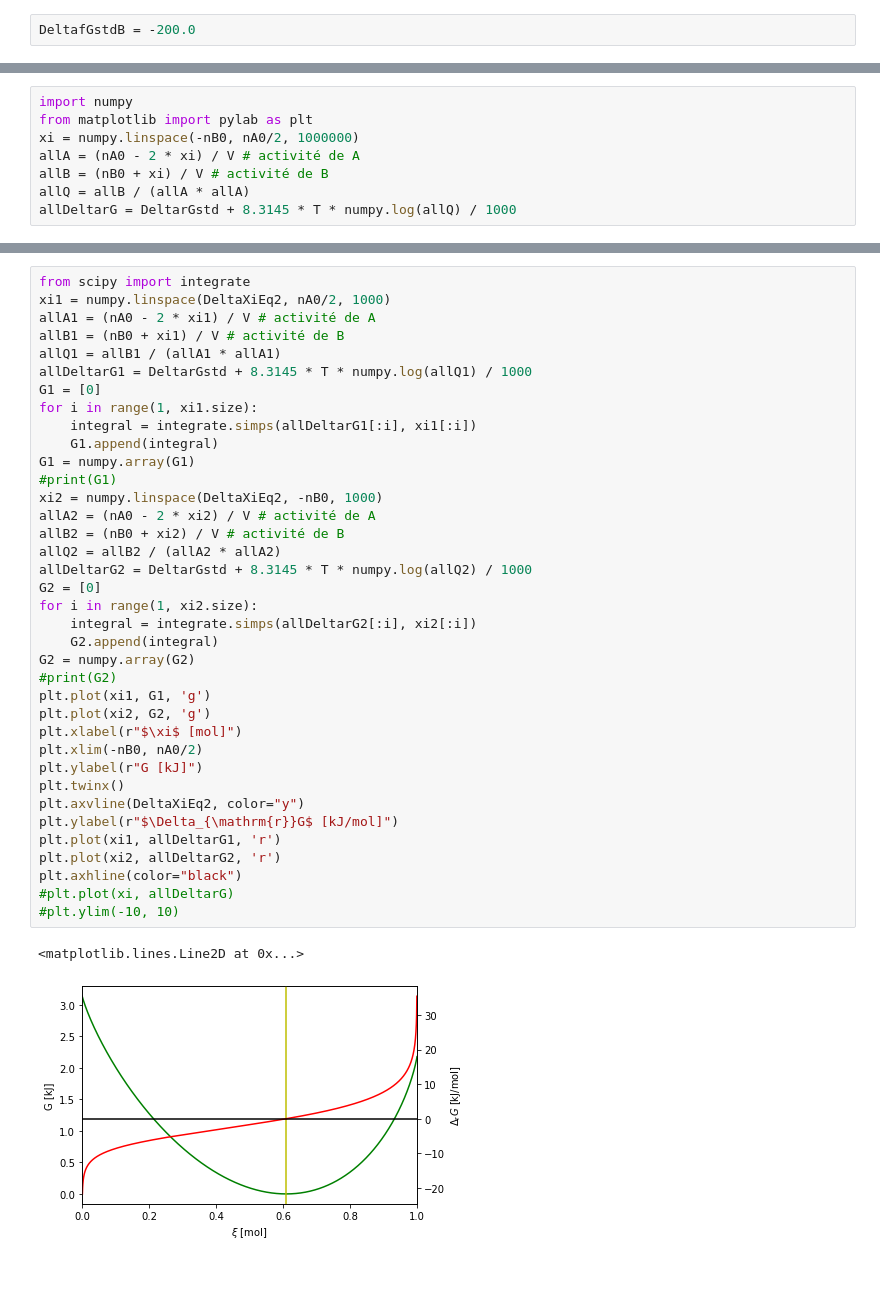
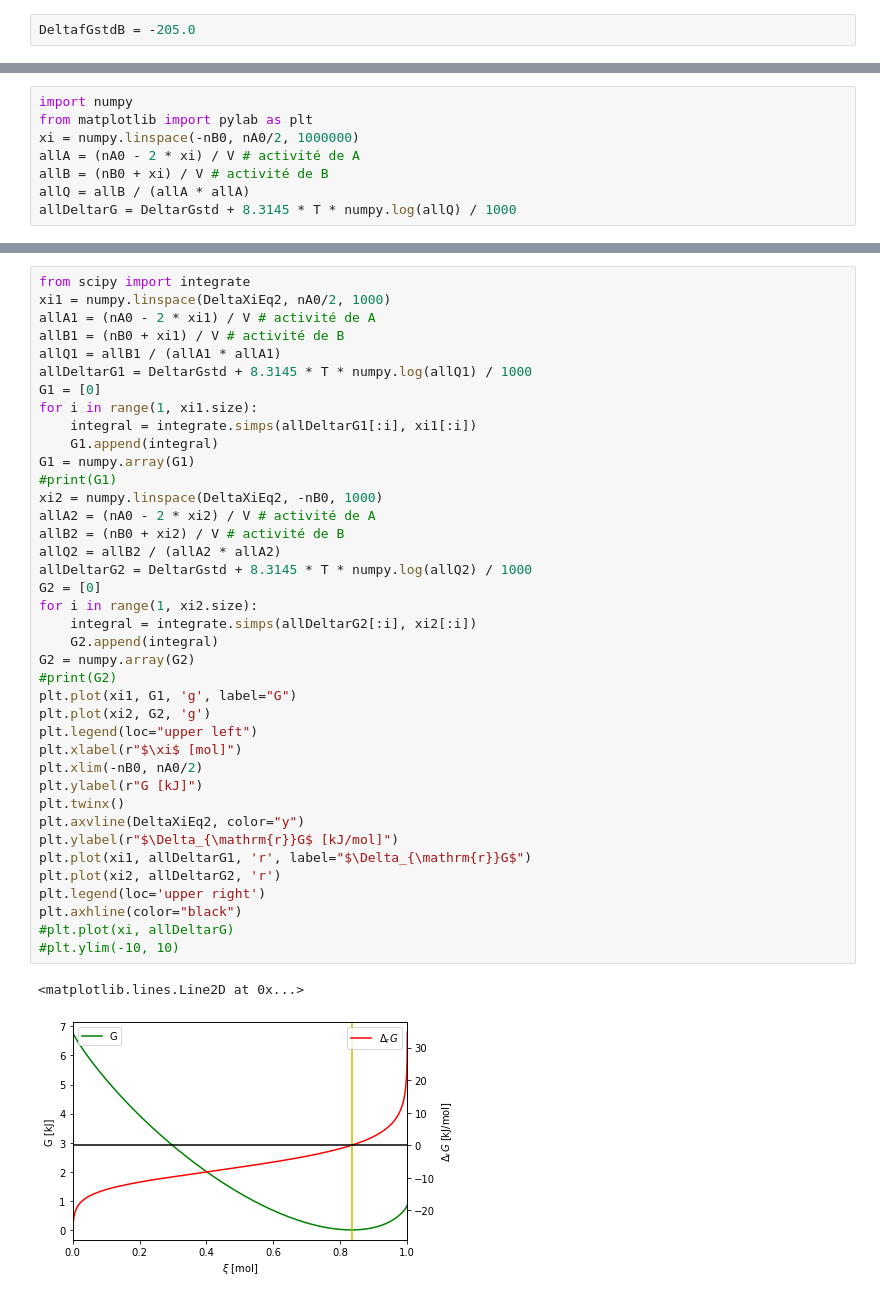
Before and after one commit to vliegeois/SCHIB201, a Jupyter notebook: EquilibriumConstant.ipynb, the cells around one changed output, grey strips where cells are left out. Saved outputs shown, nothing was run; the diff lists cells and outputs as text.

```diff
--- a/EquilibriumConstant.ipynb
+++ b/EquilibriumConstant.ipynb
@@ -17,7 +17,7 @@ Les energies libres de Gibbs molaires de formation ($\Delta_{\text{f}}G^\ominus$
 # %%
 DeltafGstdA = -100.0
 # %%
-DeltafGstdB = -200.0
+DeltafGstdB = -205.0
 # %% [markdown]
 L'énergie libre de Gibbs standard de la réaction vaut $\Delta_{\text{r}}G^\ominus = \Delta_{\text{f}}G^\ominus (\text{B}) - 2 \Delta_{\text{f}}G^\ominus (\text{A}) $
 # %%
@@ -145,33 +145,35 @@ allDeltarG1 = DeltarGstd + 8.3145 * T * numpy.log(allQ1) / 1000
 G1 = [0]
 for i in range(1, xi1.size):
     integral = integrate.simps(allDeltarG1[:i], xi1[:i])
     G1.append(integral)
 G1 = numpy.array(G1)
 #print(G1)
 xi2 = numpy.linspace(DeltaXiEq2, -nB0, 1000)
 allA2 = (nA0 - 2 * xi2) / V # activité de A
 allB2 = (nB0 + xi2) / V # activité de B
 allQ2 = allB2 / (allA2 * allA2)
 allDeltarG2 = DeltarGstd + 8.3145 * T * numpy.log(allQ2) / 1000
 G2 = [0]
 for i in range(1, xi2.size):
     integral = integrate.simps(allDeltarG2[:i], xi2[:i])
     G2.append(integral)
 G2 = numpy.array(G2)
 #print(G2)
-plt.plot(xi1, G1, 'g')
+plt.plot(xi1, G1, 'g', label="G")
 plt.plot(xi2, G2, 'g')
+plt.legend(loc="upper left")
 plt.xlabel(r"$\xi$ [mol]")
 plt.xlim(-nB0, nA0/2)
 plt.ylabel(r"G [kJ]")
 plt.twinx()
 plt.axvline(DeltaXiEq2, color="y")
 plt.ylabel(r"$\Delta_{\mathrm{r}}G$ [kJ/mol]")
-plt.plot(xi1, allDeltarG1, 'r')
+plt.plot(xi1, allDeltarG1, 'r', label="$\Delta_{\mathrm{r}}G$")
 plt.plot(xi2, allDeltarG2, 'r')
+plt.legend(loc='upper right')
 plt.axhline(color="black")
 #plt.plot(xi, allDeltarG)
 #plt.ylim(-10, 10)
 # %% [output]
 <matplotlib.lines.Line2D at 0x...>
-[figure, old version]
+[figure, new version]
```
Also changed, not shown: parts of 6 cells of this notebook, 1 other file.
